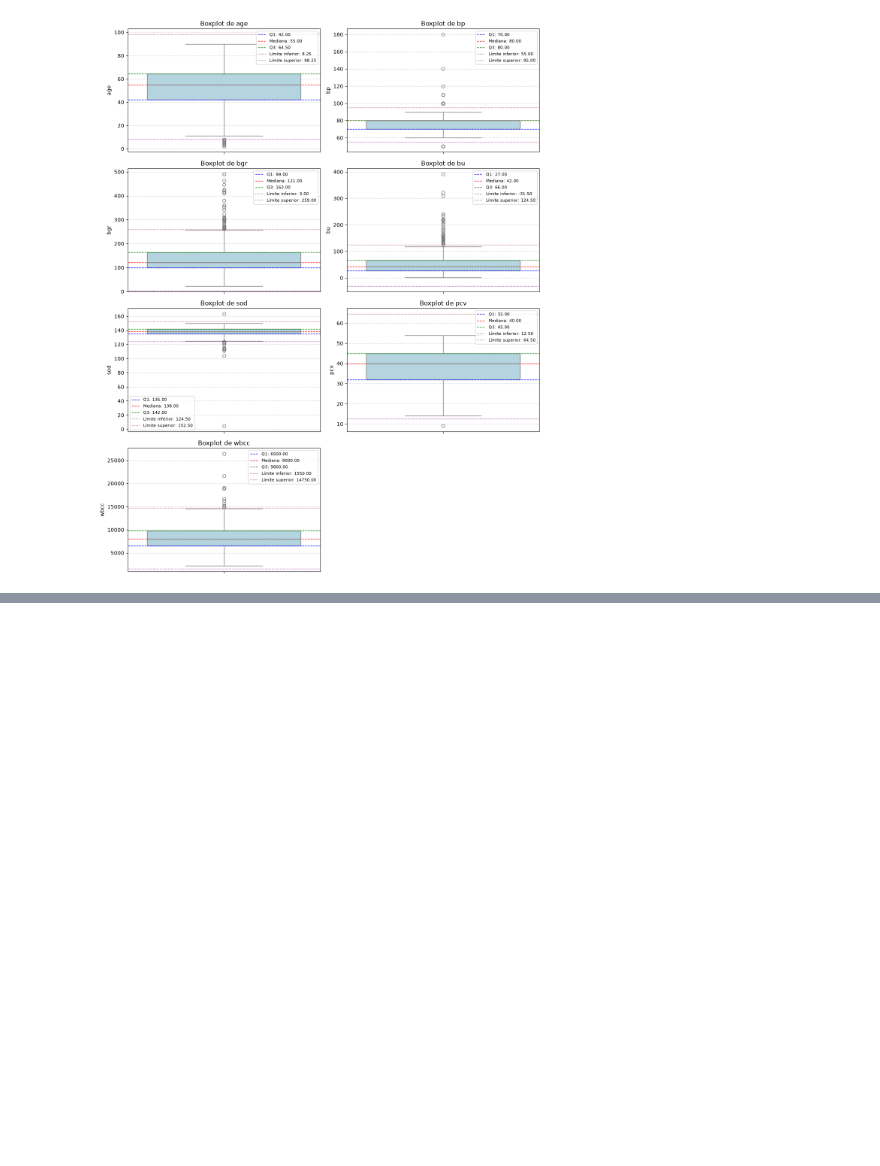
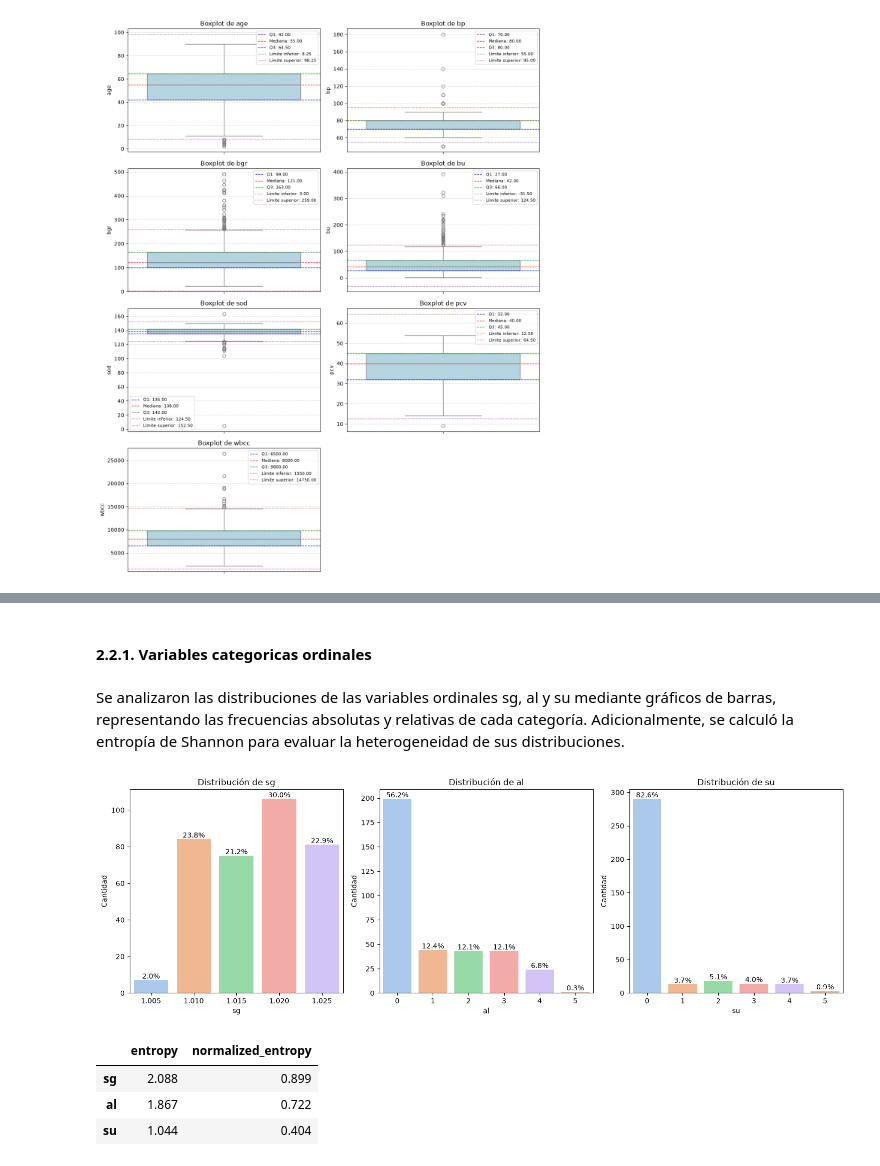
Before and after one commit to meli-piacentino/Chronic-Kidney-Disease-EDA-ActividadIndividual2-Piacentino, a Jupyter notebook: notebooks/02_EDA.ipynb, the cells around one changed output, grey strips where cells are left out. Saved outputs shown, nothing was run; the diff lists cells and outputs as text; code cells hidden in the pictures; blank space fills up the shorter version.

```diff
--- a/notebooks/02_EDA.ipynb
+++ b/notebooks/02_EDA.ipynb
@@ -445,0 +539,34 @@ plt.show()
+# %% [markdown]
+#### 2.2.1. Variables categoricas ordinales
+# %% [markdown]
+Se analizaron las distribuciones de las variables ordinales sg, al y su mediante gráficos de barras, representando las frecuencias absolutas y relativas de cada categoría. Adicionalmente, se calculó la entropía de Shannon para evaluar la heterogeneidad de sus distribuciones.
+# %%
+fig, axes = plt.subplots(1, 3, figsize=(15, 5))
+
+plot_categorical_bar_distribution(df=cdk_df, column="sg", show_values=False, show_percentages=True, order=ordinal_categories["sg"], ax=axes[0])
+plot_categorical_bar_distribution(df=cdk_df, column="al", show_values=False, show_percentages=True, order=ordinal_categories["al"], ax=axes[1])
+plot_categorical_bar_distribution(df=cdk_df, column="su", show_values=False, show_percentages=True, order=ordinal_categories["su"], ax=axes[2])
+
+plt.tight_layout()
+plt.show()
+# %% [output]
+[figure, added]
+# %%
+ordinal_entropy = pd.DataFrame(index=ordinal_categories.keys())
+
+ordinal_entropy["entropy"] = [
+    calculate_shannon_entropy(cdk_df, column)[0]
+    for column in ordinal_categories
+]
+
+ordinal_entropy["normalized_entropy"] = [
+    calculate_shannon_entropy(cdk_df, column)[1]
+    for column in ordinal_categories
+]
+
+ordinal_entropy.round(3)
+# %% [output]
+|  | entropy | normalized_entropy |
+| sg | 2.088 | 0.899 |
+| al | 1.867 | 0.722 |
+| su | 1.044 | 0.404 |
```
Also changed, not shown: parts of 36 cells of this notebook, 3 other files.
